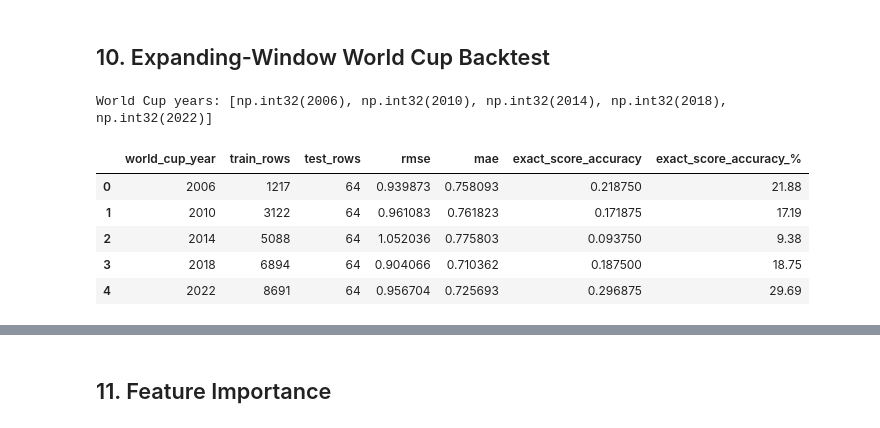
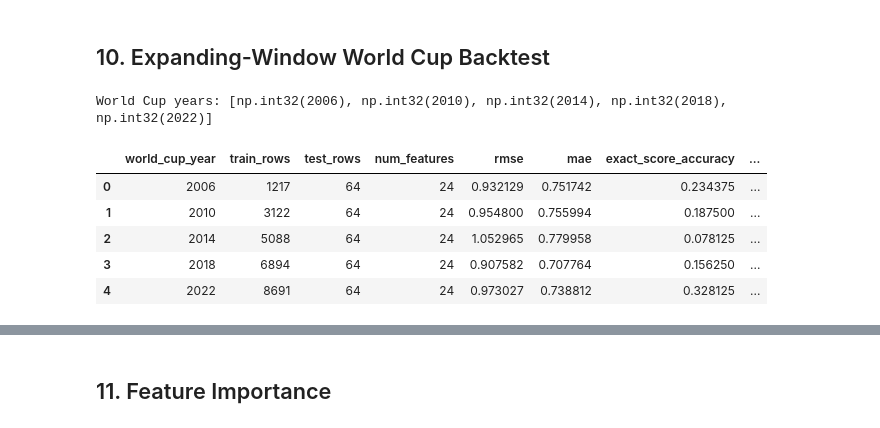
Before and after one commit to roeeseri/World_cup_predictor, a Jupyter notebook: notebooks/05_build_model_dataset.ipynb, the cells around one changed output, grey strips where cells are left out. Saved outputs shown, nothing was run; the diff lists cells and outputs as text; code cells hidden in the pictures.

```diff
--- a/notebooks/05_build_model_dataset.ipynb
+++ b/notebooks/05_build_model_dataset.ipynb
@@ -576,20 +623,10 @@ FEATURE_COLS = [
     "elo_diff",
     "rank_diff",
 
-    # Transfermarkt market value
+    # Compact market features
     "log_market_value_a",
     "log_market_value_b",
-    "log_market_value_diff",
-
-    "log_market_value_year_centered_a",
-    "log_market_value_year_centered_b",
-    "log_market_value_year_centered_diff",
-
-    "market_value_rel_mean_a",
-    "market_value_rel_mean_b",
     "market_value_rel_mean_diff",
-
-    "market_value_zscore_diff",
     "avg_player_value_diff",
 
     # Recent performance
@@ -599,9 +636,11 @@ FEATURE_COLS = [
     "opponent_strength_diff_last5",
     "rating_change_diff_last5",
 
-    # Experience and schedule
+    # Experience
     "team_a_matches_played_before",
     "team_b_matches_played_before",
+
+    # Schedule
     "team_a_days_since_last_match",
     "team_b_days_since_last_match",
     "days_since_match_diff",
@@ -732,14 +771,9 @@ model_df["is_world_cup"] = (
     .astype(int)
 )
 
-# Transfermarkt data starts in 2004, so evaluate from 2004 onward
-model_df_eval = model_df[
-    model_df["date"].dt.year >= 2004
-].copy()
-
 world_cup_years = sorted(
-    model_df_eval.loc[
-        model_df_eval["is_world_cup"] == 1,
+    model_df.loc[
+        model_df["is_world_cup"] == 1,
         "date"
     ].dt.year.unique()
 )
@@ -750,17 +784,17 @@ results = []
 all_predictions = []
 
 for year in world_cup_years:
-    wc_df = model_df_eval[
-        (model_df_eval["is_world_cup"] == 1) &
-        (model_df_eval["date"].dt.year == year)
+    wc_df = model_df[
+        (model_df["is_world_cup"] == 1) &
+        (model_df["date"].dt.year == year)
     ].copy()
 
     wc_start = wc_df["date"].min()
 
-    train_df = model_df_eval[
-        (model_df_eval["date"] < wc_start) &
-        (model_df_eval["rating_a_before"] >= 1420) &
-        (model_df_eval["rating_b_before"] >= 1420)
+    train_df = model_df[
+        (model_df["date"] < wc_start) &
+        (model_df["rating_a_before"] >= 1420) &
+        (model_df["rating_b_before"] >= 1420)
     ].copy()
 
     test_df = wc_df.copy()
@@ -810,37 +844,38 @@ for year in world_cup_years:
 
     results.append({
         "world_cup_year": int(year),
         "train_rows": len(train_df),
         "test_rows": len(test_df),
+        "num_features": len(FEATURE_COLS),
         "rmse": rmse,
         "mae": mae,
         "exact_score_accuracy": exact_acc,
         "exact_score_accuracy_%": round(exact_acc * 100, 2),
     })
 
     pred_table = test_df[
         ["date", "team_a", "team_b", "target_goals_a", "target_goals_b"]
     ].copy()
 
+    pred_table["world_cup_year"] = int(year)
     pred_table["pred_goals_a_reg"] = preds[:, 0]
     pred_table["pred_goals_b_reg"] = preds[:, 1]
     pred_table["pred_score"] = [f"{a}-{b}" for a, b in pred_scores]
     pred_table["actual_score"] = [f"{a}-{b}" for a, b in actual_scores]
     pred_table["exact_hit"] = exact_hits
-    pred_table["world_cup_year"] = int(year)
 
     all_predictions.append(pred_table)
 
 results_df = pd.DataFrame(results)
 predictions_df = pd.concat(all_predictions, ignore_index=True)
 
 display(results_df)
 display(predictions_df.head(20))
 # %% [output]
 World Cup years: [np.int32(2006), np.int32(2010), np.int32(2014), np.int32(2018), np.int32(2022)]
-|  | world_cup_year | train_rows | test_rows | rmse | mae | exact_score_accuracy | exact_score_accuracy_% |
-| 0 | 2006 | 1217 | 64 | 0.939873 | 0.758093 | 0.218750 | 21.88 |
-| 1 | 2010 | 3122 | 64 | 0.961083 | 0.761823 | 0.171875 | 17.19 |
-| 2 | 2014 | 5088 | 64 | 1.052036 | 0.775803 | 0.093750 | 9.38 |
-| 3 | 2018 | 6894 | 64 | 0.904066 | 0.710362 | 0.187500 | 18.75 |
-| 4 | 2022 | 8691 | 64 | 0.956704 | 0.725693 | 0.296875 | 29.69 |
+|  | world_cup_year | train_rows | test_rows | num_features | rmse | mae | exact_score_accuracy | ... |
+| 0 | 2006 | 1217 | 64 | 24 | 0.932129 | 0.751742 | 0.234375 | ... |
+| 1 | 2010 | 3122 | 64 | 24 | 0.954800 | 0.755994 | 0.187500 | ... |
+| 2 | 2014 | 5088 | 64 | 24 | 1.052965 | 0.779958 | 0.078125 | ... |
+| 3 | 2018 | 6894 | 64 | 24 | 0.907582 | 0.707764 | 0.156250 | ... |
+| 4 | 2022 | 8691 | 64 | 24 | 0.973027 | 0.738812 | 0.328125 | ... |
```
Also changed, not shown: parts of 11 cells of this notebook, 8 other files.
